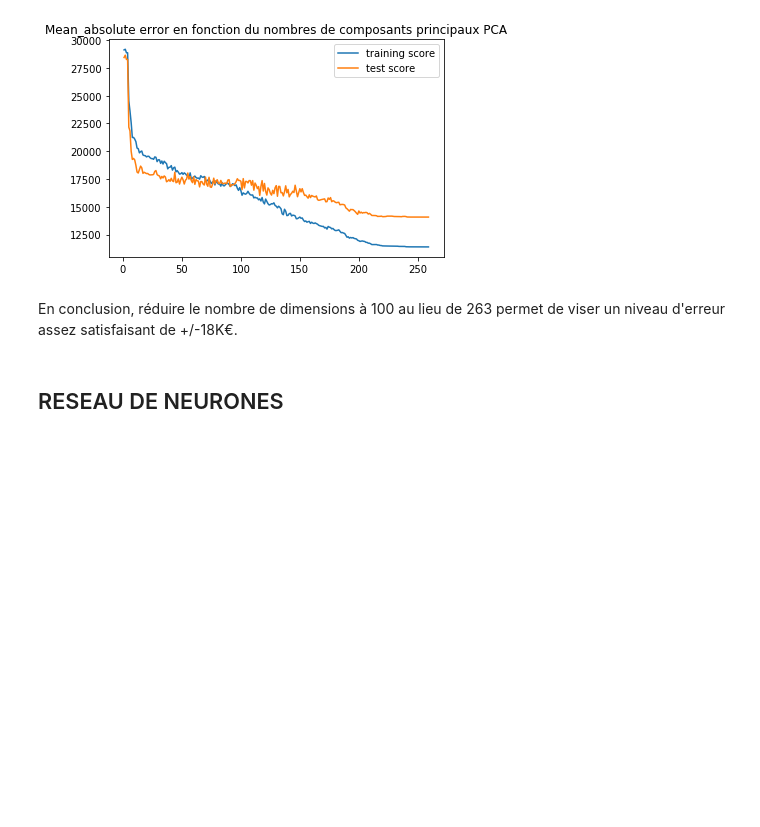
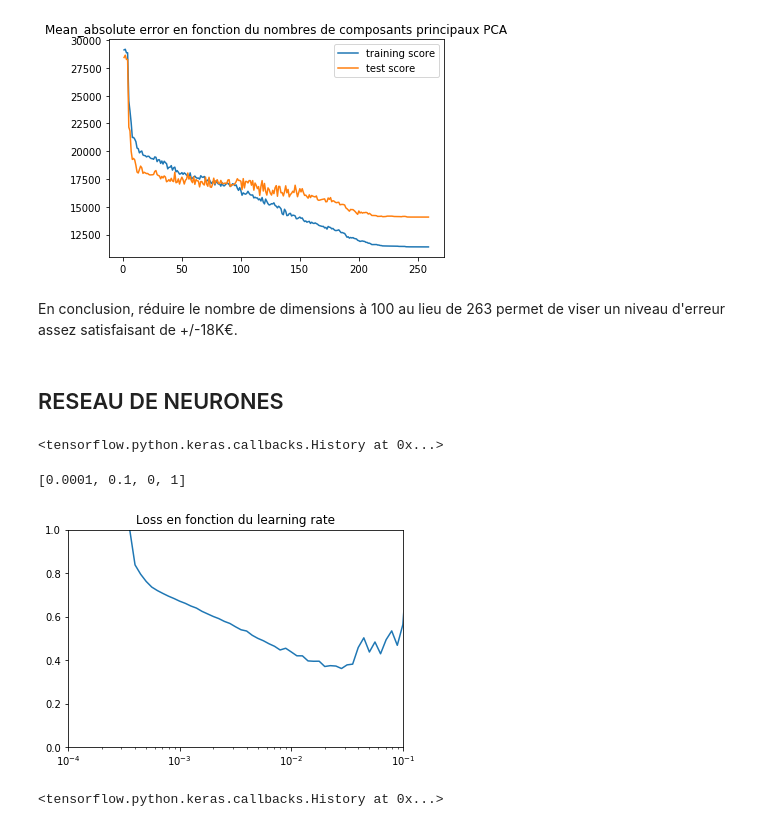
Before and after one commit to Lucadel/House-price-prediction-NN, a Jupyter notebook: Luca_Delanglade_Sujet 3_ML.ipynb, the cells around one changed output. Drawn from its saved outputs; the diff is of its cells as text; code cells hidden in the pictures; blank space fills up the shorter version.

```diff
--- a/Luca_Delanglade_Sujet 3_ML.ipynb
+++ b/Luca_Delanglade_Sujet 3_ML.ipynb
@@ -160,15 +160,43 @@ from tensorflow.keras.layers import Dense, Dropout
 from keras import regularizers
 
 dim = X.shape[1]
+activation="sigmoid"
 
-model = Sequential()
-model.add(Dense(50, activation="sigmoid", input_dim=dim,kernel_initializer='normal',kernel_regularizer=regularizers.l2(0.01),activity_regularizer=regularizers.l1(0.01)))
-model.add(Dense(20, activation="sigmoid"))
-model.add(Dense(10, activation="sigmoid"))
-model.add(Dense(1, activation="linear"))
-model.compile("sgd", "mean_absolute_error", metrics=["mae"])
+model = tf.keras.models.Sequential([
+    tf.keras.layers.Dense(50, activation=activation, input_dim=dim,kernel_initializer='normal',kernel_regularizer=regularizers.l2(0.01),activity_regularizer=regularizers.l1(0.01)),
+    tf.keras.layers.Dense(20, activation=activation),
+    tf.keras.layers.Dense(1, activation="linear")
+])
-# %%
-history=model.fit(np.array(X_train), np.array(y_train), batch_size=100, epochs=2000, validation_split=0.1, verbose=0)
+# %%
+import tensorflow as tf
+lr_schedule = tf.keras.callbacks.LearningRateScheduler(lambda epoch: 1e-9 * 10**(epoch / 20))
+optimizer = tf.keras.optimizers.SGD(lr=1e-6, momentum=0.9)
+model.compile(loss="mae", optimizer=optimizer)
+model.fit(np.array(X_train), np.array(y_train), epochs=200, callbacks=[lr_schedule], verbose=0)
+# %% [output]
+<tensorflow.python.keras.callbacks.History at 0x...>
+# %%
+plt.title("Loss en fonction du learning rate")
+lrs = 1e-9 * (10 ** (np.arange(200) / 20))
+plt.semilogx(lrs, model.history.history["loss"])
+plt.axis([1e-4, 1e-1, 0,1])
+# %% [output]
+[0.0001, 0.1, 0, 1]
+[figure, added]
+# %%
+#Specifying the good learning rate
+model = tf.keras.models.Sequential([
+    tf.keras.layers.Dense(50, activation=activation, input_dim=dim,kernel_initializer='normal',kernel_regularizer=regularizers.l2(0.01),activity_regularizer=regularizers.l1(0.01)),
+    tf.keras.layers.Dropout(0.1),
+    tf.keras.layers.Dense(20, activation=activation),
+    tf.keras.layers.Dropout(0.1),
+    tf.keras.layers.Dense(1, activation="linear")
+])
+optimizer = tf.keras.optimizers.SGD(lr=1*1e-3, momentum=0.9)
+model.compile(loss="mae", optimizer=optimizer)
+model.fit(np.array(X_train), np.array(y_train), epochs=3000, verbose=0)
+# %% [output]
+<tensorflow.python.keras.callbacks.History at 0x...>
 # %%
 ypred_te=np.expm1(model.predict(np.array(X_test)).reshape(-1))
 y_test=np.expm1(y_test)
```
Also changed, not shown: parts of 3 cells of this notebook.
